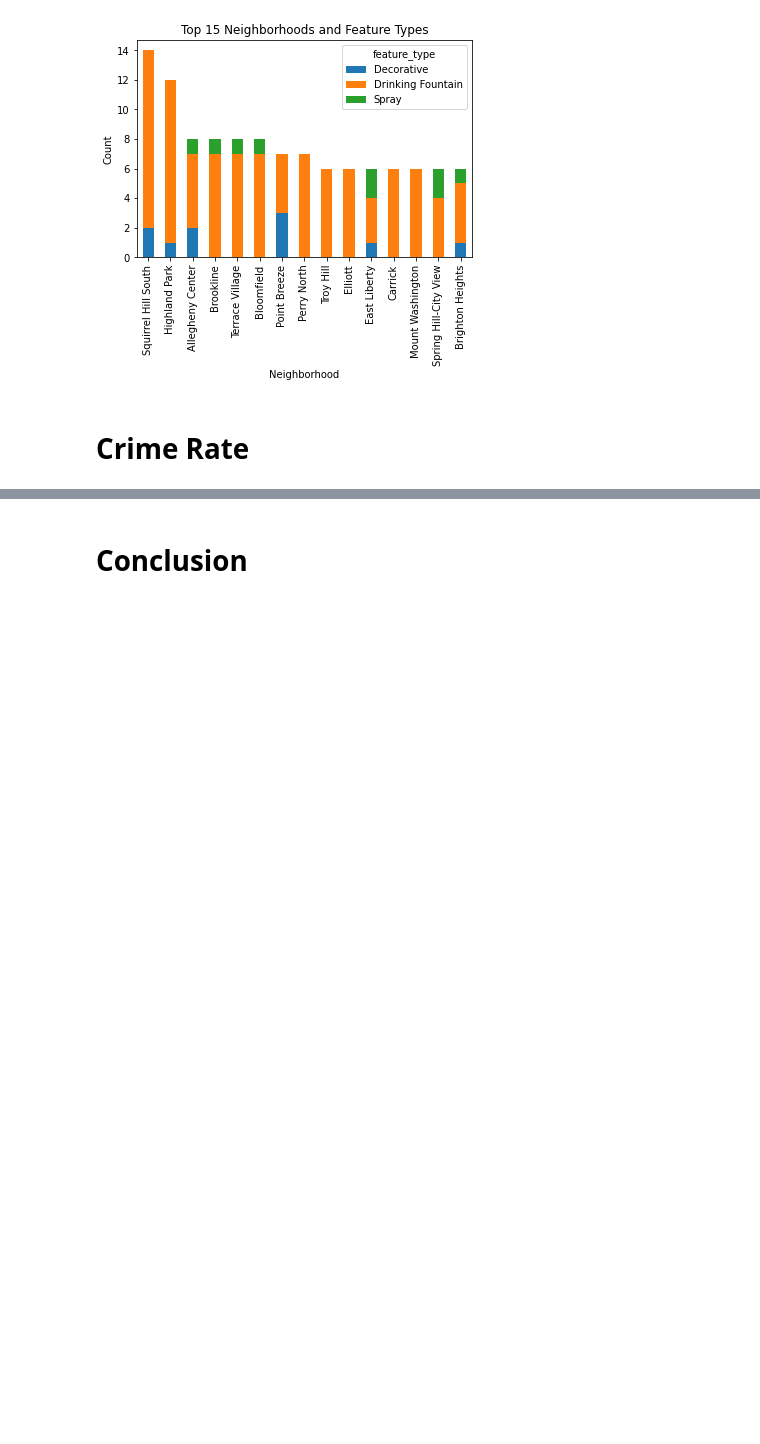
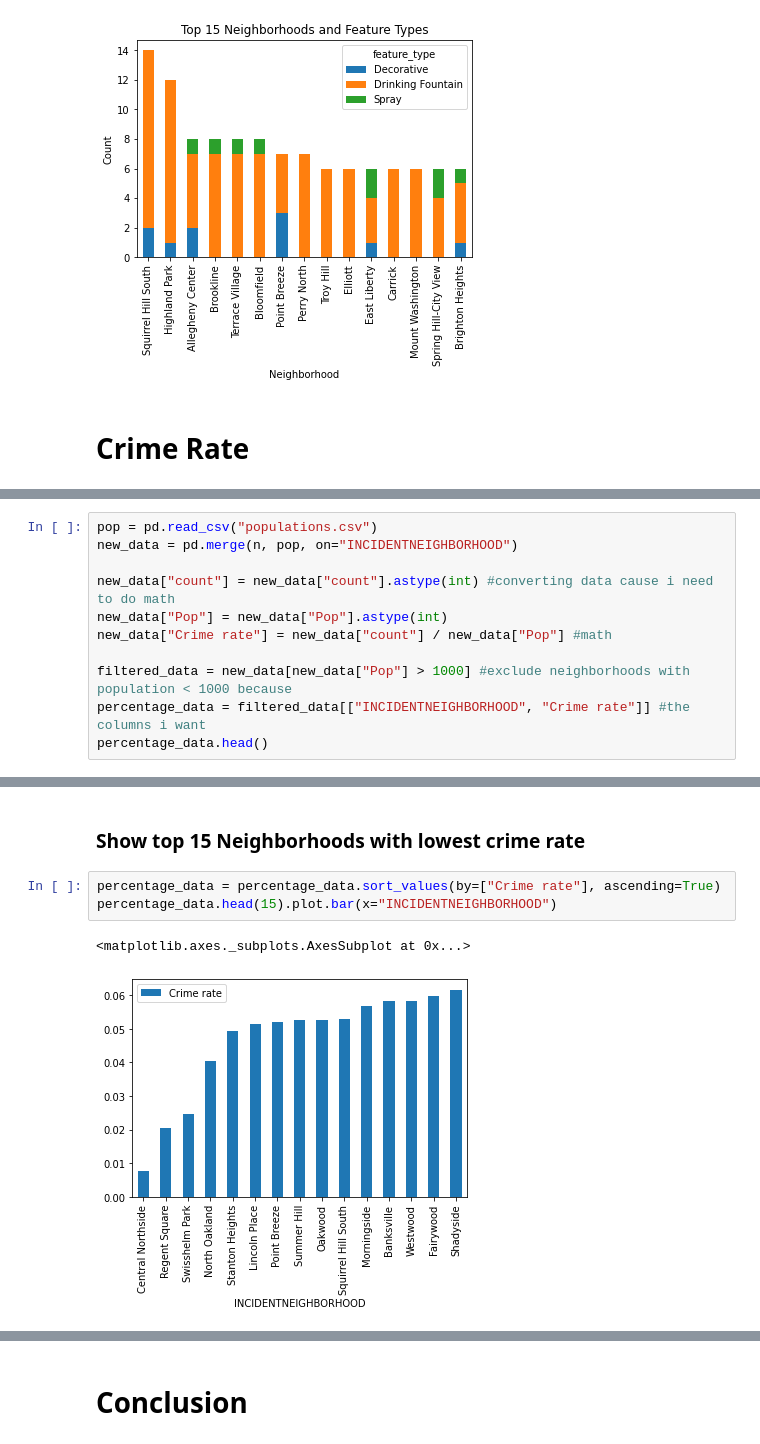
Before and after one commit to timt3r/best-neighborhood, a Jupyter notebook: FinalNotebook.ipynb, the cells around one changed output, grey strips where cells are left out. Saved outputs shown, nothing was run; the diff lists cells and outputs as text; blank space fills up the shorter version.

```diff
--- a/FinalNotebook.ipynb
+++ b/FinalNotebook.ipynb
@@ -99,0 +130,11 @@ top15.plot(kind='bar', stacked=True, xlabel='Neighborhood', ylabel='Count', titl
+# %%
+pop = pd.read_csv("populations.csv")
+new_data = pd.merge(n, pop, on="INCIDENTNEIGHBORHOOD")
+
+new_data["count"] = new_data["count"].astype(int) #converting data cause i need to do math
+new_data["Pop"] = new_data["Pop"].astype(int)
+new_data["Crime rate"] = new_data["count"] / new_data["Pop"] #math
+
+filtered_data = new_data[new_data["Pop"] > 1000] #exclude neighborhoods with population < 1000 because
+percentage_data = filtered_data[["INCIDENTNEIGHBORHOOD", "Crime rate"]] #the columns i want
+percentage_data.head()
@@ -99,0 +148,8 @@ top15.plot(kind='bar', stacked=True, xlabel='Neighborhood', ylabel='Count', titl
+# %% [markdown]
+### Show top 15 Neighborhoods with lowest crime rate
+# %%
+percentage_data = percentage_data.sort_values(by=["Crime rate"], ascending=True)
+percentage_data.head(15).plot.bar(x="INCIDENTNEIGHBORHOOD")
+# %% [output]
+<matplotlib.axes._subplots.AxesSubplot at 0x...>
+[figure, added]
```
Also changed, not shown: parts of 8 cells of this notebook, 3 other files.
